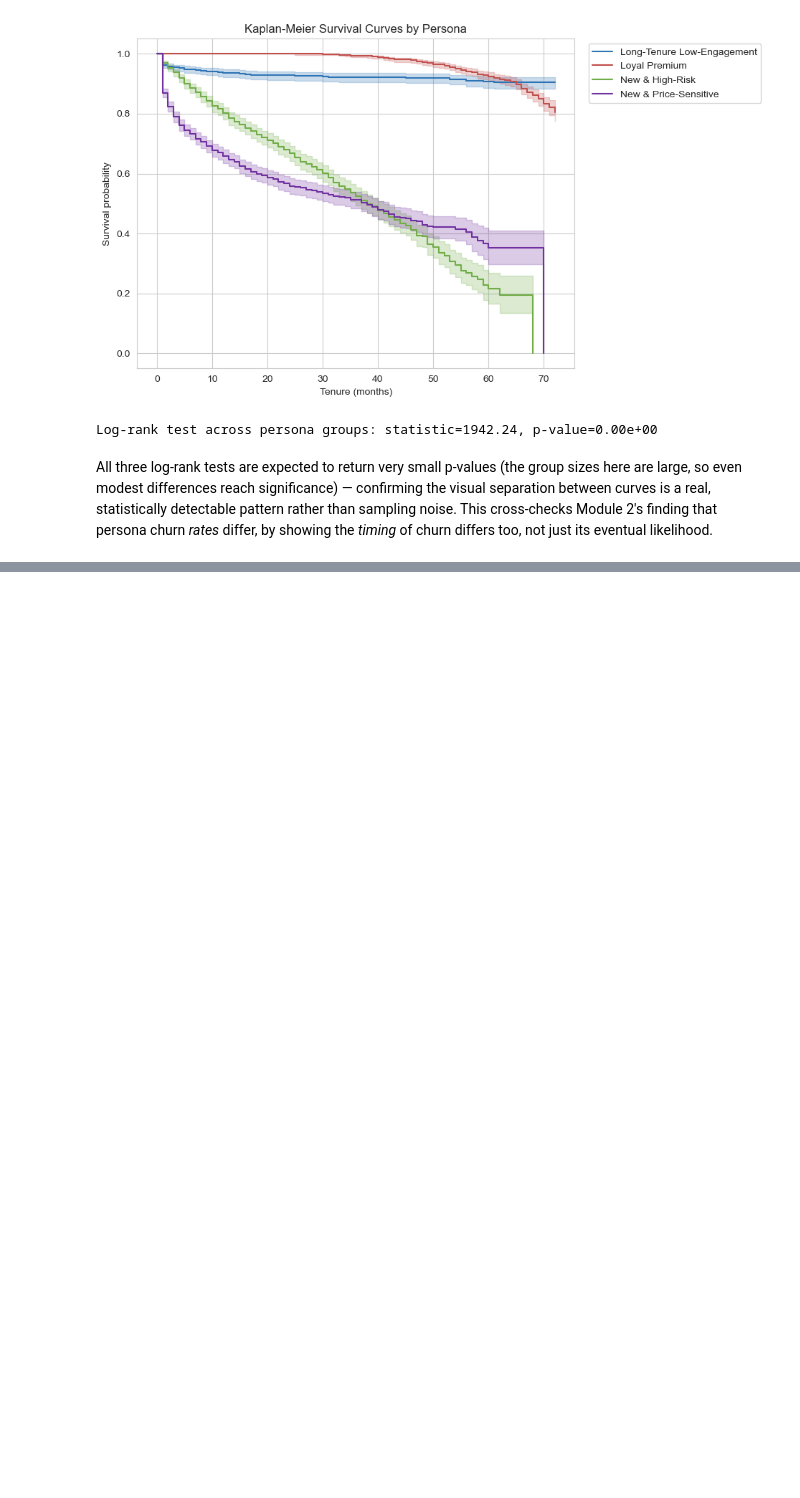
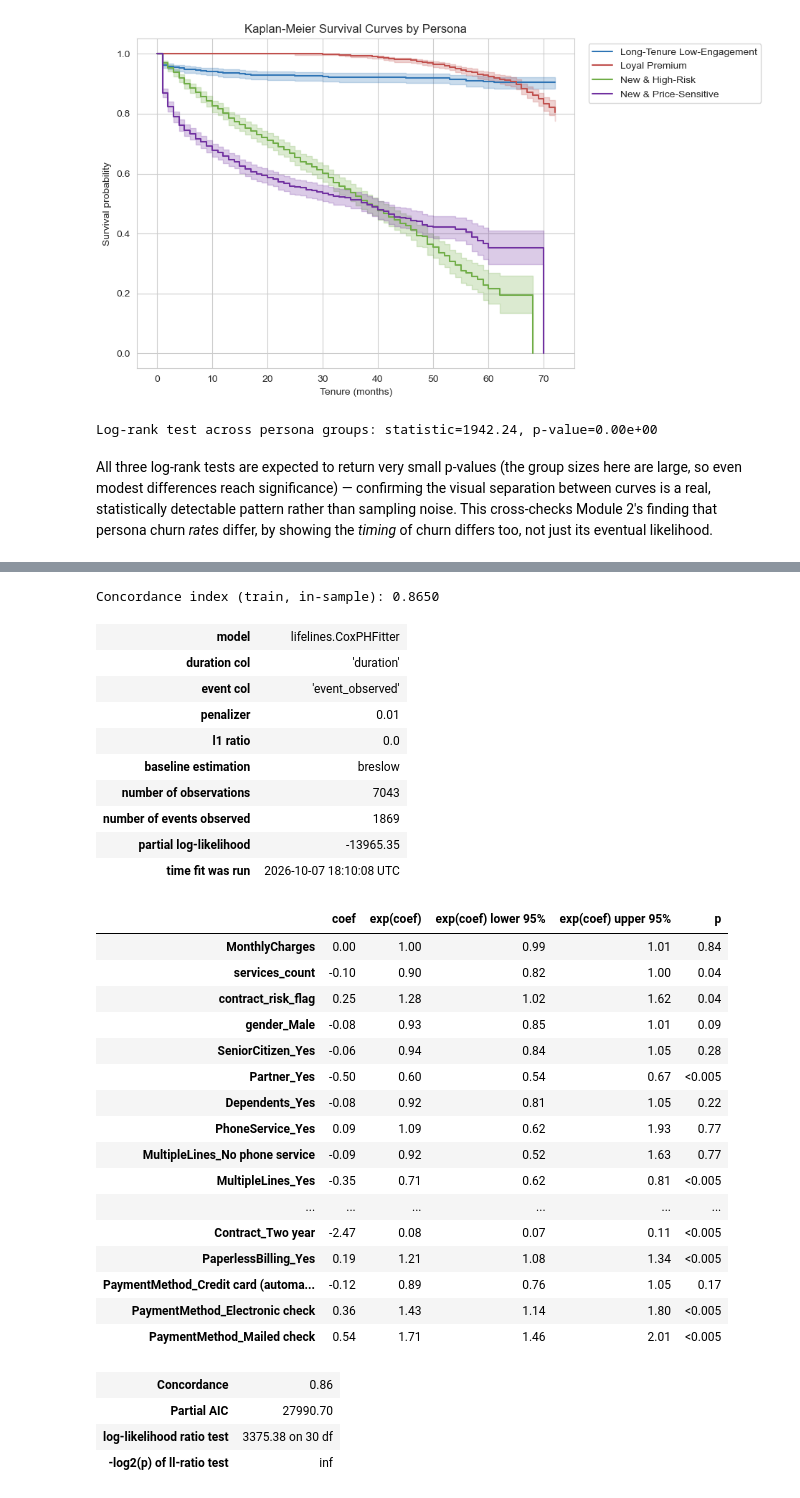
Before and after one commit to danielowuor/Customer-Retention-Intelligence-System, a Jupyter notebook: notebooks/04_survival_analysis.ipynb, the cells around one changed output, grey strips where cells are left out. Drawn from its saved outputs; the diff is of its cells as text; code cells hidden in the pictures; blank space fills up the shorter version.

```diff
--- a/notebooks/04_survival_analysis.ipynb
+++ b/notebooks/04_survival_analysis.ipynb
@@ -191,0 +198,20 @@ All three log-rank tests are expected to return very small p-values (the group s
+# %%
+numeric_features = ["MonthlyCharges", "services_count", "contract_risk_flag"]
+categorical_features = [
+    "gender", "SeniorCitizen", "Partner", "Dependents",
+    "PhoneService", "MultipleLines", "InternetService",
+    "OnlineSecurity", "OnlineBackup", "DeviceProtection", "TechSupport",
+    "StreamingTV", "StreamingMovies", "Contract", "PaperlessBilling", "PaymentMethod",
+]
+# Note: tenure is excluded from the covariate list here since it IS the survival duration
+# (using it as both the time axis and a covariate would be circular).
+
+cox_df = pd.get_dummies(df[["duration", "event_observed"] + numeric_features + categorical_features],
+                         columns=categorical_features, drop_first=True)
+
+# lifelines needs plain numeric dtypes, not pandas' nullable/boolean dummy dtype
+bool_cols = cox_df.select_dtypes(include="bool").columns
+cox_df[bool_cols] = cox_df[bool_cols].astype(int)
+
+print(f"Cox model dataset: {cox_df.shape[0]:,} rows x {cox_df.shape[1]} columns")
+cox_df.head(3)
@@ -191,0 +224,39 @@ All three log-rank tests are expected to return very small p-values (the group s
+# %%
+cph = CoxPHFitter(penalizer=0.01)  # small L2 penalty for numerical stability with many dummy variables
+cph.fit(cox_df, duration_col="duration", event_col="event_observed")
+
+print(f"Concordance index (train, in-sample): {cph.concordance_index_:.4f}")
+cph.print_summary(columns=["coef", "exp(coef)", "exp(coef) lower 95%", "exp(coef) upper 95%", "p"])
+# %% [output]
+Concordance index (train, in-sample): 0.8650
+| model | lifelines.CoxPHFitter |
+| duration col | 'duration' |
+| event col | 'event_observed' |
+| penalizer | 0.01 |
+| l1 ratio | 0.0 |
+| baseline estimation | breslow |
+| number of observations | 7043 |
+| number of events observed | 1869 |
+| partial log-likelihood | -13965.35 |
+| time fit was run | 2026-10-07 18:10:08 UTC |
+|  | coef | exp(coef) | exp(coef) lower 95% | exp(coef) upper 95% | p |
+| MonthlyCharges | 0.00 | 1.00 | 0.99 | 1.01 | 0.84 |
+| services_count | -0.10 | 0.90 | 0.82 | 1.00 | 0.04 |
+| contract_risk_flag | 0.25 | 1.28 | 1.02 | 1.62 | 0.04 |
+| gender_Male | -0.08 | 0.93 | 0.85 | 1.01 | 0.09 |
+| SeniorCitizen_Yes | -0.06 | 0.94 | 0.84 | 1.05 | 0.28 |
+| Partner_Yes | -0.50 | 0.60 | 0.54 | 0.67 | <0.005 |
+| Dependents_Yes | -0.08 | 0.92 | 0.81 | 1.05 | 0.22 |
+| PhoneService_Yes | 0.09 | 1.09 | 0.62 | 1.93 | 0.77 |
+| MultipleLines_No phone service | -0.09 | 0.92 | 0.52 | 1.63 | 0.77 |
+| MultipleLines_Yes | -0.35 | 0.71 | 0.62 | 0.81 | <0.005 |
+| ... | ... | ... | ... | ... | ... |
+| Contract_Two year | -2.47 | 0.08 | 0.07 | 0.11 | <0.005 |
+| PaperlessBilling_Yes | 0.19 | 1.21 | 1.08 | 1.34 | <0.005 |
+| PaymentMethod_Credit card (automa... | -0.12 | 0.89 | 0.76 | 1.05 | 0.17 |
+| PaymentMethod_Electronic check | 0.36 | 1.43 | 1.14 | 1.80 | <0.005 |
+| PaymentMethod_Mailed check | 0.54 | 1.71 | 1.46 | 2.01 | <0.005 |
+| Concordance | 0.86 |
+| Partial AIC | 27990.70 |
+| log-likelihood ratio test | 3375.38 on 30 df |
+| -log2(p) of ll-ratio test | inf |
```
Also changed, not shown: parts of 9 cells of this notebook.
